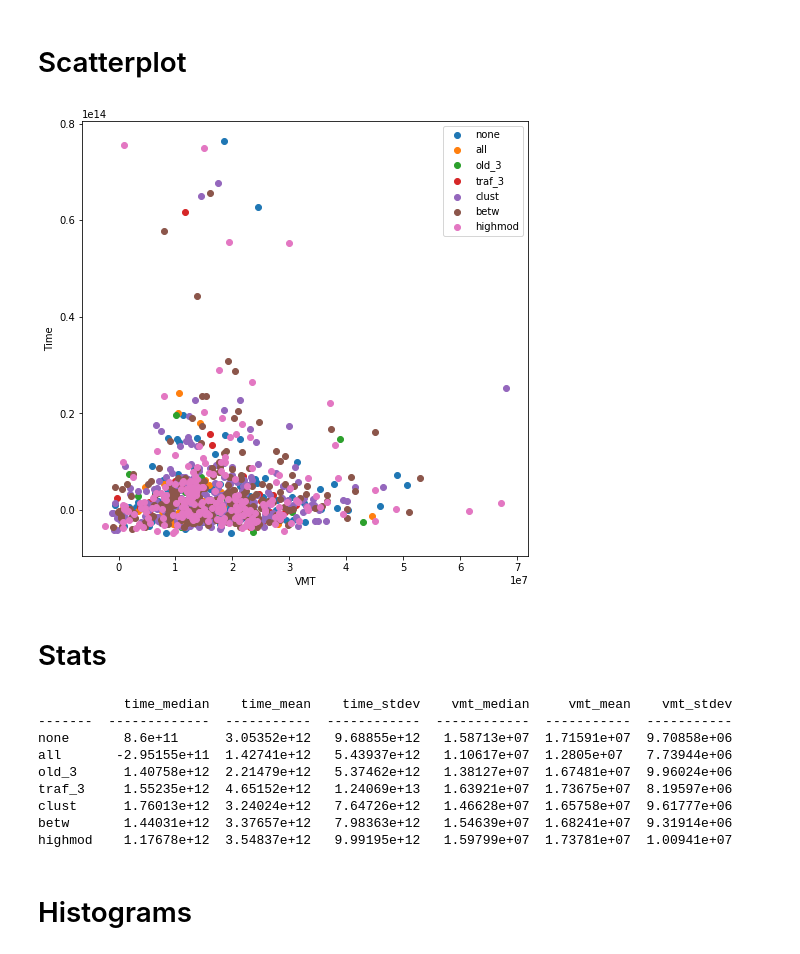
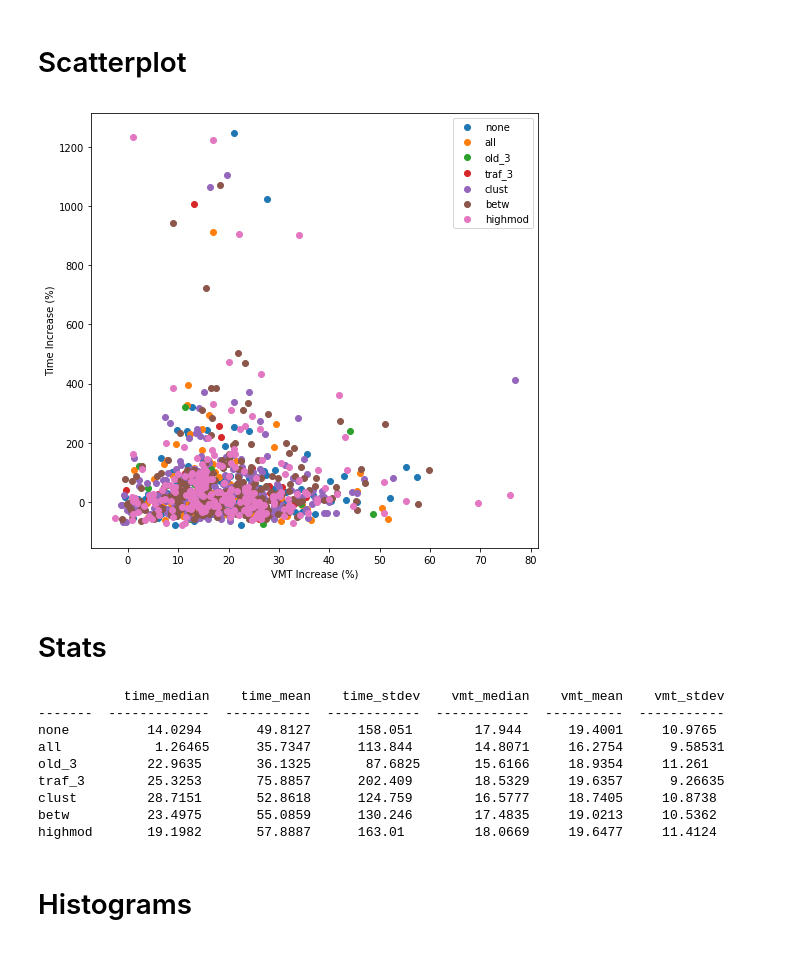
Before and after one commit to rsyoung96/bridgenet, a Jupyter notebook: Results_analysis.ipynb, the cells around one changed output. Saved outputs shown, nothing was run; the diff lists cells and outputs as text; code cells hidden in the pictures.

```diff
--- a/Results_analysis.ipynb
+++ b/Results_analysis.ipynb
@@ -22,8 +22,8 @@ with open('traffic_output_rets.csv', 'r') as output_file:
         pkl_file = row[1]
         for strat in strategies:
             if strat in pkl_file:
-                vmt[strat].append(float(row[5])-float(row[4]))
-                total_time[strat].append(float(row[3])-float(row[2]))
+                vmt[strat].append(100*(float(row[5])-float(row[4]))/float(row[4]))
+                total_time[strat].append(100*(float(row[3])-float(row[2]))/float(row[2]))
                 break
 
 with open('traffic_outputs_norets_125.csv', 'r') as output_file:
@@ -31,16 +31,16 @@ with open('traffic_outputs_norets_125.csv', 'r') as output_file:
     #next(reader)
     for row in reader:
         pkl_file = row[1]
-        vmt['none'].append(float(row[5])-float(row[4]))
-        total_time['none'].append(float(row[3])-float(row[2]))
+        vmt['none'].append(100*(float(row[5])-float(row[4]))/float(row[4]))
+        total_time['none'].append(100*(float(row[3])-float(row[2]))/float(row[2]))
 
-with open('test_output_all.csv', 'r') as output_file:
+with open('traffic_output_rets_all.csv', 'r') as output_file:
     reader = csv.reader(output_file)
     #next(reader)
     for row in reader:
         pkl_file = row[1]
-        vmt['all'].append(float(row[5])-float(row[4]))
-        total_time['all'].append(float(row[3])-float(row[2]))
+        vmt['all'].append(100*(float(row[5])-float(row[4]))/float(row[4]))
+        total_time['all'].append(100*(float(row[3])-float(row[2]))/float(row[2]))
 
 full_titles = {'none': 'No Retrofits Baseline',
                'all': 'All Retrofits',
@@ -54,13 +54,13 @@ full_titles = {'none': 'No Retrofits Baseline',
 # %%
 plt.figure(figsize=(8,8))
 for strat in strategies:
     plt.scatter(vmt[strat], total_time[strat], label=strat)
-plt.xlabel('VMT')
-plt.ylabel('Time')
+plt.xlabel('VMT Increase (%)')
+plt.ylabel('Time Increase (%)')
 plt.legend()
 plt.show()
 # %% [output]
-[figure, old version]
+[figure, new version]
 # %% [markdown]
 # Stats
 # %%
@@ -79,15 +79,15 @@ for strat in strategies:
 
 print tabulate(statistics, headers)
 # %% [output]
-           time_median    time_mean    time_stdev    vmt_median     vmt_mean    vmt_stdev
--------  -------------  -----------  ------------  ------------  -----------  -----------
-none       8.6e+11      3.05352e+12   9.68855e+12   1.58713e+07  1.71591e+07  9.70858e+06
-all       -2.95155e+11  1.42741e+12   5.43937e+12   1.10617e+07  1.2805e+07   7.73944e+06
-old_3      1.40758e+12  2.21479e+12   5.37462e+12   1.38127e+07  1.67481e+07  9.96024e+06
-traf_3     1.55235e+12  4.65152e+12   1.24069e+13   1.63921e+07  1.73675e+07  8.19597e+06
-clust      1.76013e+12  3.24024e+12   7.64726e+12   1.46628e+07  1.65758e+07  9.61777e+06
-betw       1.44031e+12  3.37657e+12   7.98363e+12   1.54639e+07  1.68241e+07  9.31914e+06
-highmod    1.17678e+12  3.54837e+12   9.99195e+12   1.59799e+07  1.73781e+07  1.00941e+07
+           time_median    time_mean    time_stdev    vmt_median    vmt_mean    vmt_stdev
+-------  -------------  -----------  ------------  ------------  ----------  -----------
+none          14.0294       49.8127      158.051        17.944      19.4001     10.9765
+all            1.26465      35.7347      113.844        14.8071     16.2754      9.58531
+old_3         22.9635       36.1325       87.6825       15.6166     18.9354     11.261
+traf_3        25.3253       75.8857      202.409        18.5329     19.6357      9.26635
+clust         28.7151       52.8618      124.759        16.5777     18.7405     10.8738
+betw          23.4975       55.0859      130.246        17.4835     19.0213     10.5362
+highmod       19.1982       57.8887      163.01         18.0669     19.6477     11.4124
 # %% [markdown]
 # Histograms
 # %%
```
Also changed, not shown: parts of 2 cells of this notebook.
